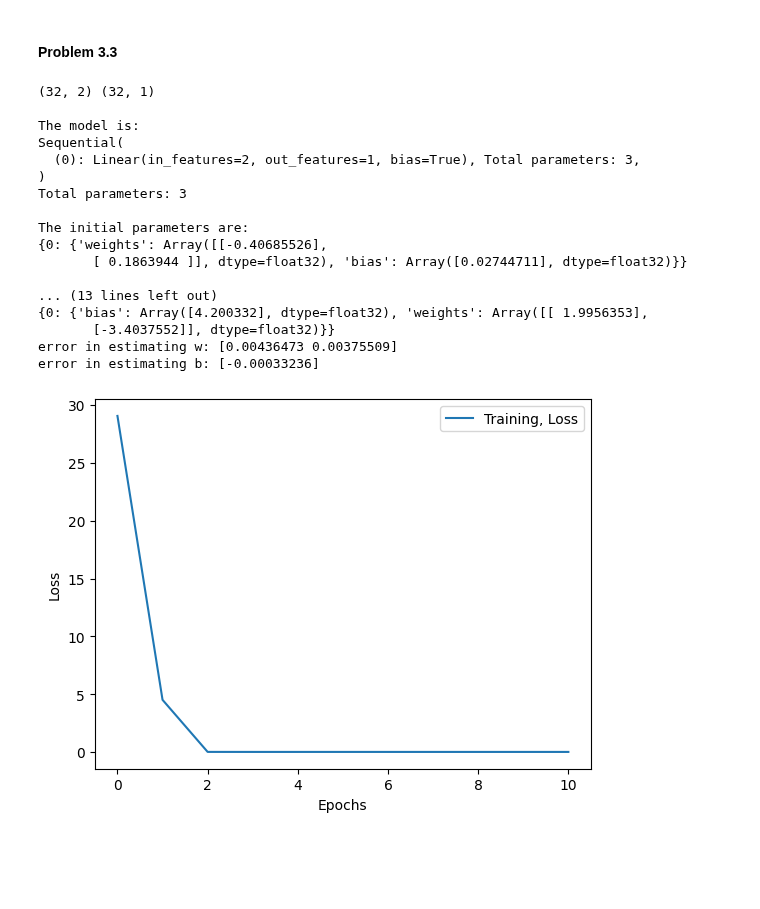
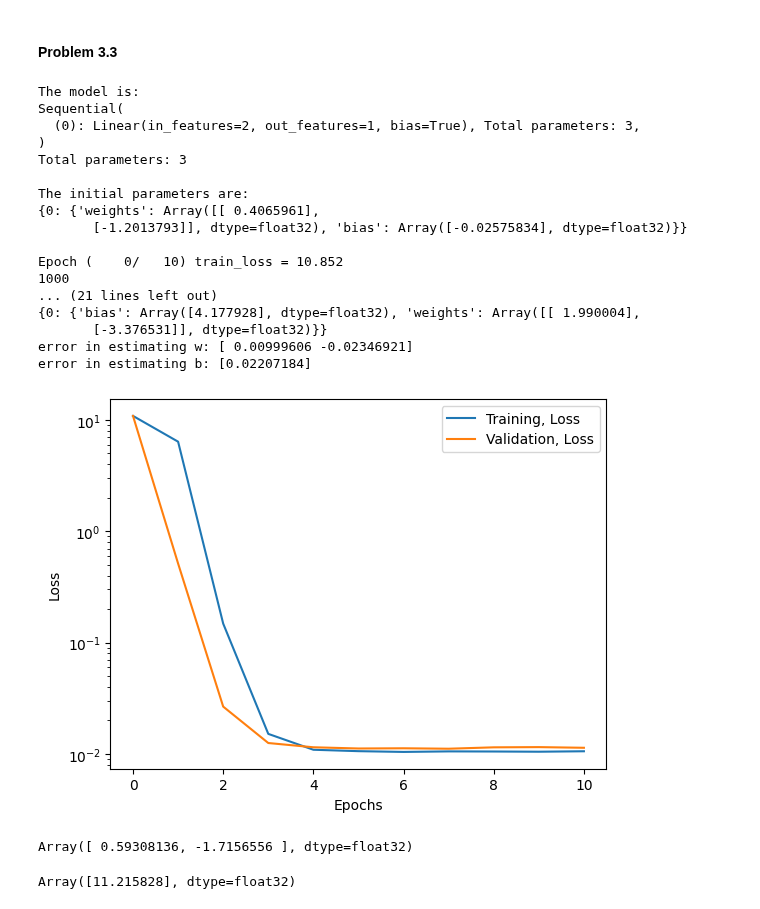
Before and after one commit to jsmidt/scratch, a Jupyter notebook: myjax/test_myjax_chap3.ipynb, the cells around one changed output. Cells and saved outputs as stored; diff of their text form; code cells hidden in the pictures; blank space fills up the shorter version.

```diff
--- a/myjax/test_myjax_chap3.ipynb
+++ b/myjax/test_myjax_chap3.ipynb
@@ -29,64 +59,63 @@ y = X @ w.reshape(-1, 1) + b + noise
 
 # Create dataset
 dataset = Dataset(X, y)
+train_dataset, val_dataset = random_split(dataset, train_length=num_train, key=key)
 
 # Create dataloader
-data = DataLoader(dataset, key=key, batch_size=32)
-
-for x, y in data:
-    print (x.shape, y.shape)
-    break
+train_data = DataLoader(train_dataset, key=key, batch_size=32)
+val_data = DataLoader(val_dataset, key=key, batch_size=len(val_dataset))
 
 
 # Create model
-model = nn.Sequential([nn.Linear(2,1) ])
+mymodel = MyModel()
 
 # Initialize Model
 key, l1_key = jax.random.split(key)
-key, params = model.init(key)
+key, params = mymodel.init(key)
 print ('\nThe model is: ')
-print (model)
+print (mymodel)
 
 
 # Initialize trainer
-trainer = nn.Trainer(learning_rate=0.03)
+trainer = nn.Trainer(max_epochs = 10)
 print ('\nThe initial parameters are: ')
 print (params)
 
+
 # Fit model
-params = trainer.fit(params, model, data, max_epochs = 10, log_epoch=1)
+params = trainer.fit(params, mymodel, train_data, val_data, log_epoch=1, plots=True, plot_log=True)
 print (f'\nThe final parameters are (with w = {w} and b = {b} as correct answer): ')
 print (params)
 
 answ = w - params[0]['weights'].reshape(w.shape)
 ansb = b - params[0]['bias']
 print(f'error in estimating w: {answ}')
 print(f'error in estimating b: {ansb}')
 
 # Compare final answer
 '''
 plt.figure()
 plt.scatter(jnp.arange(len(y)),y,label='Original data')
 y_hat = jnp.array(model(params, X))
 plt.scatter(jnp.arange(len(y)),y_hat,label='Model')
 plt.legend();
 ''';
 # %% [output]
-(32, 2) (32, 1)
-
 The model is:
 Sequential(
   (0): Linear(in_features=2, out_features=1, bias=True), Total parameters: 3,
 )
 Total parameters: 3
 
 The initial parameters are:
-{0: {'weights': Array([[-0.40685526],
-       [ 0.1863944 ]], dtype=float32), 'bias': Array([0.02744711], dtype=float32)}}
+{0: {'weights': Array([[ 0.4065961],
+       [-1.2013793]], dtype=float32), 'bias': Array([-0.02575834], dtype=float32)}}
 
-... (13 lines left out)
-{0: {'bias': Array([4.200332], dtype=float32), 'weights': Array([[ 1.9956353],
-       [-3.4037552]], dtype=float32)}}
-error in estimating w: [0.00436473 0.00375509]
-error in estimating b: [-0.00033236]
+Epoch (    0/   10) train_loss = 10.852
+1000
+... (21 lines left out)
+{0: {'bias': Array([4.177928], dtype=float32), 'weights': Array([[ 1.990004],
+       [-3.376531]], dtype=float32)}}
+error in estimating w: [ 0.00999606 -0.02346921]
+error in estimating b: [0.02207184]
-[figure, old version]
+[figure, new version]
@@ -92,0 +124,8 @@ error in estimating b: [-0.00033236]
+# %%
+x
+# %% [output]
+Array([ 0.59308136, -1.7156556 ], dtype=float32)
+# %%
+y
+# %% [output]
+Array([11.215828], dtype=float32)
```
Also changed, not shown: parts of 4 cells of this notebook, 7 other files.
